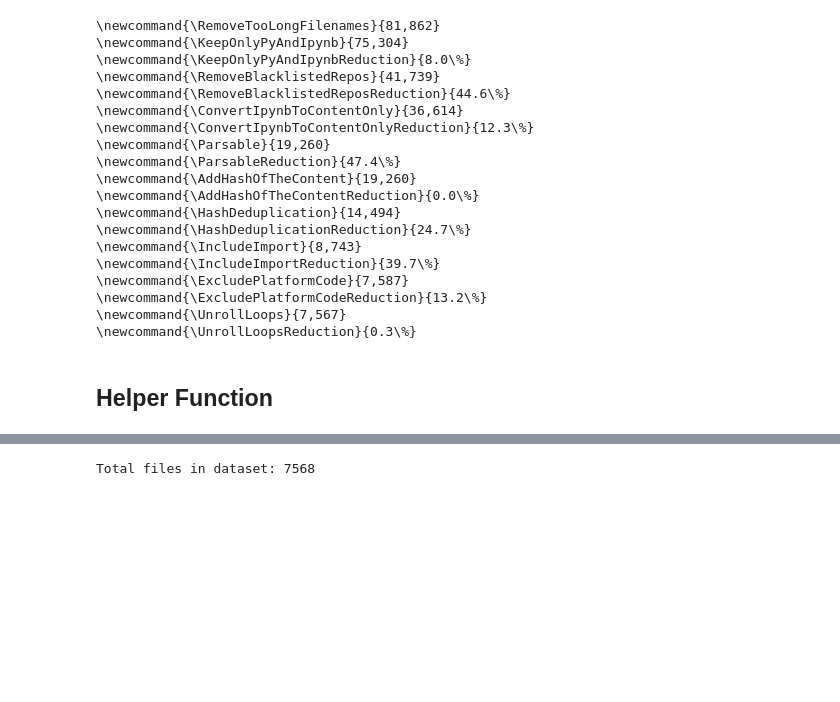
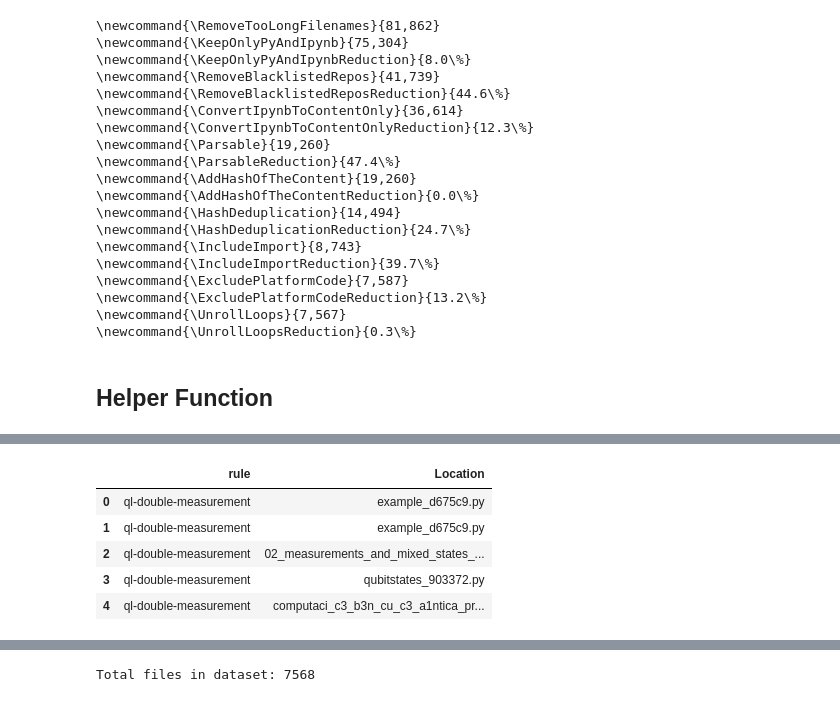
Before and after one commit to sola-st/LintQ, a Jupyter notebook: notebooks/08_Dataset_Stats.ipynb, the cells around one changed output, grey strips where cells are left out. Cells and saved outputs as stored; diff of their text form; code cells hidden in the pictures; blank space fills up the shorter version.

```diff
--- a/notebooks/08_Dataset_Stats.ipynb
+++ b/notebooks/08_Dataset_Stats.ipynb
@@ -219,0 +261,90 @@ def get_stats_on(dataset_folder: str, platform_name: str):
+# %%
+# LOAD LINTQ METADATA
+
+# CREATE THE CSV VERSION OF THE FILE WITH WARNINGS
+# if the PATH_WARNINGS_CSV_NEW does not exist, create it
+if not os.path.exists(PATH_WARNINGS_CSV_NEW):
+    ! sarif csv --output {PATH_WARNINGS_CSV_NEW} {PATH_WARNINGS_SARIF}
+else:
+    print("File already exists: ", PATH_WARNINGS_CSV_NEW)
+
+df_metadata = pd.read_csv(PATH_METADATA_DATASET)
+print("Metadata: ", list(df_metadata.columns))
+df_metadata['unique_id'] = df_metadata.apply(
+    lambda row: str(row['filestem']) + "_" + str(row['hash']), axis=1)
+df_metadata = df_metadata[['unique_id', 'extension', 'repository_name']]
+df_metadata.head()
+
+# LOAD WARNINGS CONVERTED IN JSON FORMAT
+df_warnings = pd.read_csv(PATH_WARNINGS_CSV_NEW)
+df_warnings['rule'] = df_warnings['Code'].apply(lambda e: e.split(" ")[0])
+df_warnings['unique_id'] = df_warnings['Location'].apply(lambda e: e.split(".")[0])
+
+# merge the two dataframes keeping the df_warnings as the base
+df_warnings_w_metadata = pd.merge(
+    df_warnings,
+    df_metadata,
+    on='unique_id',
+    how='left'
+)
+# remove blacklist rules
+df_warnings_w_metadata = df_warnings_w_metadata[
+    ~df_warnings_w_metadata['rule'].isin(BLACKLISTED_RULES)]
+
+# focus on LintQ rules
+df_lintq_only = df_warnings_w_metadata[
+    df_warnings_w_metadata['rule'].str.startswith('ql')]
+df_lintq_only.loc['rule'] = df_lintq_only['rule'].map(RULE_NAME_MAPPING)
+df_lintq_checker_location = df_lintq_only[['rule', 'Location']]
+# drop nan values
+df_lintq_checker_location = df_lintq_checker_location.dropna()
+print("LintQ rules :", list(df_lintq_checker_location['rule'].unique()))
+
+
+# ------------------------------------------------------------------------------
+
+# LOAD QSMELL WARNINGS
+all_csv_files = [
+    os.path.join(PATH_QSMELL_RESULTS, f)
+    for f in os.listdir(PATH_QSMELL_RESULTS)
+    if f.endswith(".csv")
+]
+df_qsmell = pd.concat([pd.read_csv(f) for f in all_csv_files])
+# convert all errors to value 1000
+df_qsmell.loc[df_qsmell["value"] == "error", "value"] = -1
+# alarm when the value is greater than 0 and it is an integer
+# convert the value to integer
+df_qsmell["value"] = df_qsmell["value"].astype(int)
+df_qsmell["alarm"] = (df_qsmell["value"] > 0)
+# convert alarm column
+# False > no smell
+# True > smell warning
+df_qsmell["alarm_msg"] = df_qsmell["alarm"].apply(
+    lambda x: "no smell" if not x else "smell warning")
+# rename:
+# metric > rule
+# filename > Location
+df_qsmell = df_qsmell.rename(columns={
+    "metric": "rule",
+    "filename": "Location"
+})
+# keep only the rows with alarm = True
+df_qsmell = df_qsmell[df_qsmell["alarm"] == True]
+# map the terms in metric
+mapping_metric_to_name = {
+    'LPQ': 'QSmellLPQ',
+    'NC': 'QSmellNC',
+}
+df_qsmell["rule"] = df_qsmell["rule"].map(mapping_metric_to_name)
+# keep only the relevant columns
+df_qsmell_checker_location = df_qsmell[["rule", "Location"]]
+df_qsmell_checker_location.head()
+print("QSmell rules :", list(df_qsmell_checker_location['rule'].unique()))
+
+# ALL CHECKERS WARNINGS
+df_all_checker_location = pd.concat([
+    df_lintq_checker_location,
+    df_qsmell_checker_location
+])
+df_all_checker_location.head()
+# %% [output]
@@ -219,0 +359,6 @@ def get_stats_on(dataset_folder: str, platform_name: str):
+|  | rule | Location |
+| 0 | ql-double-measurement | example_d675c9.py |
+| 1 | ql-double-measurement | example_d675c9.py |
+| 2 | ql-double-measurement | 02_measurements_and_mixed_states_... |
+| 3 | ql-double-measurement | qubitstates_903372.py |
+| 4 | ql-double-measurement | computaci_c3_b3n_cu_c3_a1ntica_pr... |
```
Also changed, not shown: parts of 37 cells of this notebook, 11 other files.
